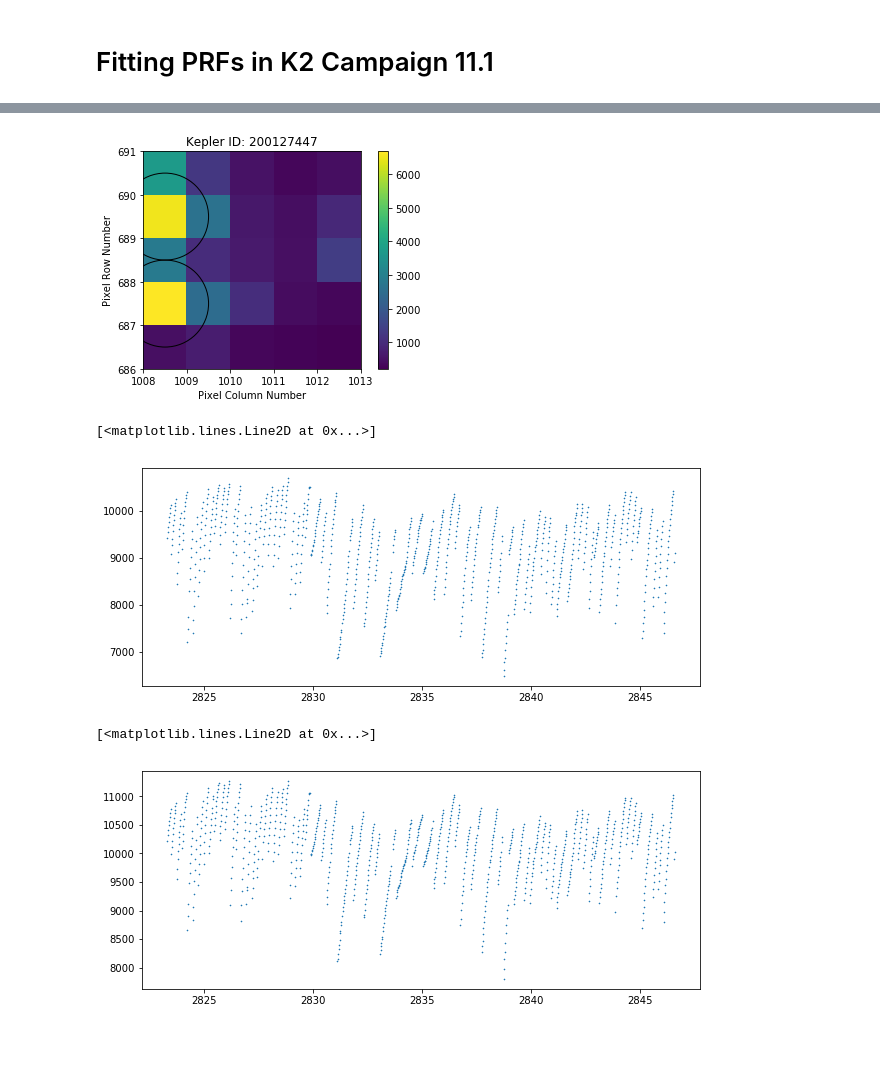
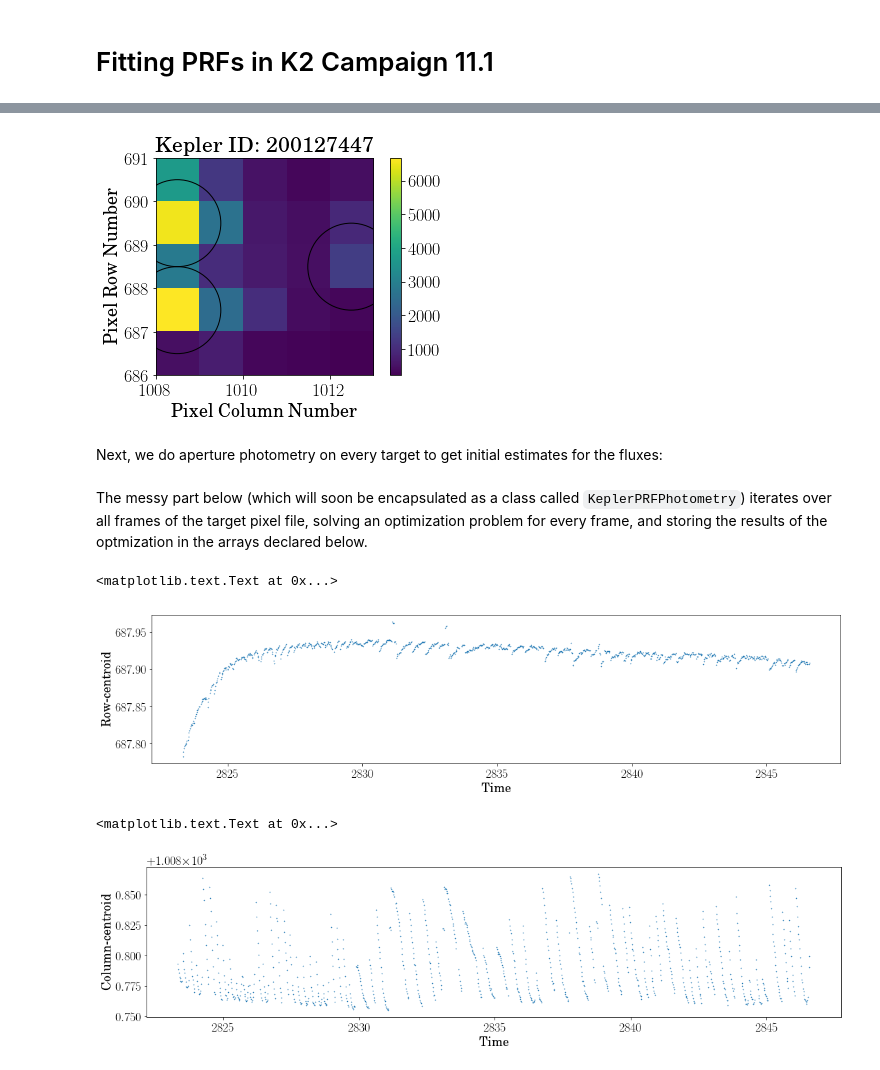
Before and after one commit to KeplerGO/oktopus, a Jupyter notebook: docs/source/notebooks/cluster-c11-prf-fitting.ipynb, the cells around one changed output, grey strips where cells are left out. Cells and saved outputs as stored; diff of their text form; code cells hidden in the pictures; blank space fills up the shorter version.

```diff
--- a/docs/source/notebooks/cluster-c11-prf-fitting.ipynb
+++ b/docs/source/notebooks/cluster-c11-prf-fitting.ipynb
@@ -26,27 +31,74 @@ rc('font', **font)
 # %%
-tpf = KeplerTargetPixelFile('ktwo200127447-c111_lpd-targ.fits.gz',
+tpf = KeplerTargetPixelFile('https://archive.stsci.edu/missions/k2/target_pixel_files/c111/200100000/27000/ktwo200127447-c111_lpd-targ.fits.gz',
                             quality_bitmask=KeplerQualityFlags.QUALITY_ZERO_BITMASK)
 bkg = tpf.estimate_background(method='median')
 apr.CircularAperture((1008.5, 687.5), r=1).plot()
+apr.CircularAperture((1012.5, 688.5), r=1).plot()
 apr.CircularAperture((1008.5, 689.5), r=1).plot()
 tpf.plot(scale='linear')
 # %% [output]
-[figure, old version]
+[figure, new version]
+# %% [markdown]
+Next, we do aperture photometry on every target to get initial estimates for the fluxes:
 # %%
 lc1, lc2, lc3 = np.zeros(len(tpf.time)), np.zeros(len(tpf.time)), np.zeros(len(tpf.time))
 for i in range(len(tpf.time)):
     lc1[i] = apr.CircularAperture((1008.5 - tpf.column, 687.5 - tpf.row), r=1).do_photometry(tpf.flux[i])[0]
     lc2[i] = apr.CircularAperture((1008.5 - tpf.column, 689.5 - tpf.row), r=1).do_photometry(tpf.flux[i])[0]
+    lc3[i] = apr.CircularAperture((1012.5 - tpf.column, 688.5 - tpf.row), r=1).do_photometry(tpf.flux[i])[0]
+# %% [markdown]
+The messy part below (which will soon be encapsulated as a class called `KeplerPRFPhotometry`) iterates over all frames of the target pixel file, solving an optimization problem for every frame, and storing the results of the optmization in the arrays declared below.
+# %%
+xc1_hat, xc2_hat, xc3_hat = [], [], []
+yc1_hat, yc2_hat, yc3_hat = [], [], []
+f1_hat, f2_hat, f3_hat = [], [], []
+bkg_hat = []
+residuals = []
+loglike = []
+prf1, prf2, prf3 = [], [], []
+best_fit_params = []
+kepprf = KeplerPRF(tpf.channel, (tpf.shape[1], tpf.shape[2]),
+                   tpf.column, tpf.row,
+                   prf_files_dir="/Users/jvmirca/.pyke/kepler-prf-calibration-data/")
+for i in tqdm.tqdm(range(len(tpf.time))):
+    x0 = np.array((lc1[i] - np.pi * bkg[i], # Flux for first source
+                   lc2[i] - np.pi * bkg[i], # Flux for second source
+                   lc3[i] - bkg[i],         # Flux for the third source
+                   1008.5, 1008.5, 1012.5,  # Column centroid for first and second sources
+                   687.5, 689.5, 688.5,     # Row centroid for first and second sources
+                   bkg[i]))                 # Background
+    logL = PoissonLikelihood(tpf.flux[i], kepprf.evaluate)
+    result = logL.fit(x0, method='Powell', options={'xtol':1e-6, 'ftol':1e-6})
+    best_fit_params = np.append(best_fit_params, result.x)
+    loglike = np.append(loglike, logL.evaluate(result.x))
+    f1_hat = np.append(f1_hat, result.x[0])
+    f2_hat = np.append(f2_hat, result.x[1])
+    f3_hat = np.append(f3_hat, result.x[2])
+    xc1_hat = np.append(xc1_hat, result.x[3])
+    xc2_hat = np.append(xc2_hat, result.x[4])
+    xc3_hat = np.append(xc3_hat, result.x[5])
+    yc1_hat = np.append(yc1_hat, result.x[6])
+    yc2_hat = np.append(yc2_hat, result.x[7])
+    yc3_hat = np.append(yc3_hat, result.x[8])
+    bkg_hat = np.append(bkg_hat, result.x[9])
+    prf1 = np.append(prf1, kepprf.prf_model[0])
+    prf2 = np.append(prf2, kepprf.prf_model[1])
+    prf3 = np.append(prf3, kepprf.prf_model[2])
+    residuals = np.append(residuals, tpf.flux[i] - kepprf.evaluate(*result.x))
 # %%
-pl.figure(figsize=[10, 4])
-pl.plot(tpf.time, lc1, 'x', markersize=1)
+pl.figure(figsize=[18, 4])
+pl.plot(tpf.time, yc1_hat, 'x', markersize=1)
+pl.ylabel("Row-centroid")
+pl.xlabel("Time")
 # %% [output]
-[<matplotlib.lines.Line2D at 0x...>]
+<matplotlib.text.Text at 0x...>
-[figure, old version]
+[figure, new version]
 # %%
-pl.figure(figsize=[10, 4])
-pl.plot(tpf.time, lc2, 'x', markersize=1)
+pl.figure(figsize=[18, 4])
+pl.plot(tpf.time, xc1_hat, 'x', markersize=1)
+pl.ylabel("Column-centroid")
+pl.xlabel("Time")
 # %% [output]
-[<matplotlib.lines.Line2D at 0x...>]
+<matplotlib.text.Text at 0x...>
-[figure, old version]
+[figure, new version]
 # %%
```
Also changed, not shown: parts of 20 cells of this notebook.
